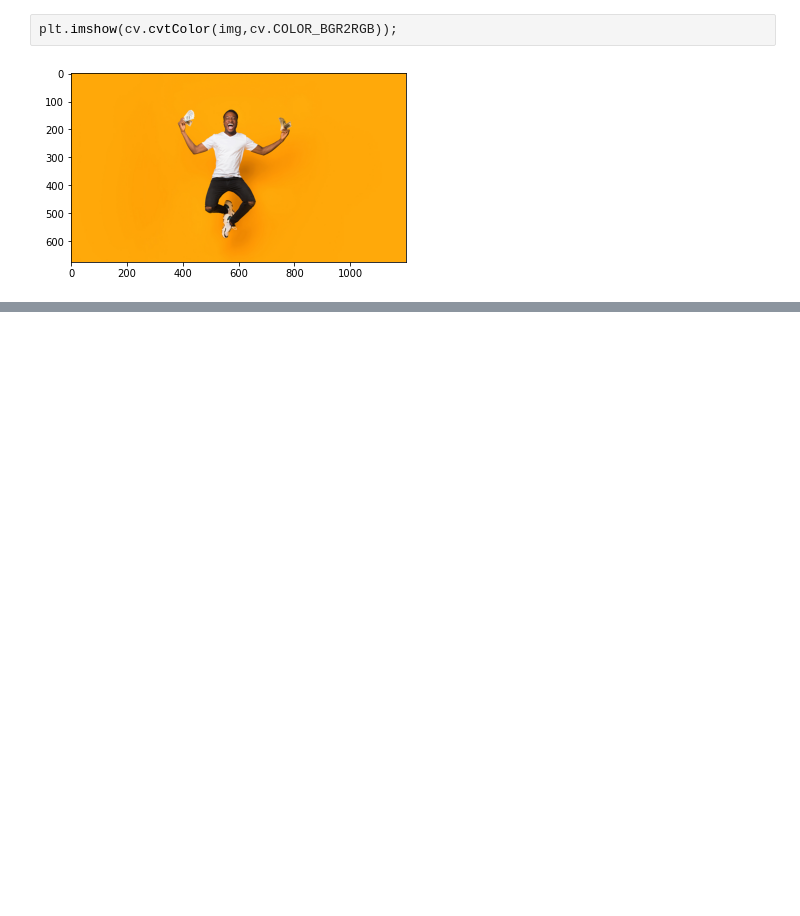
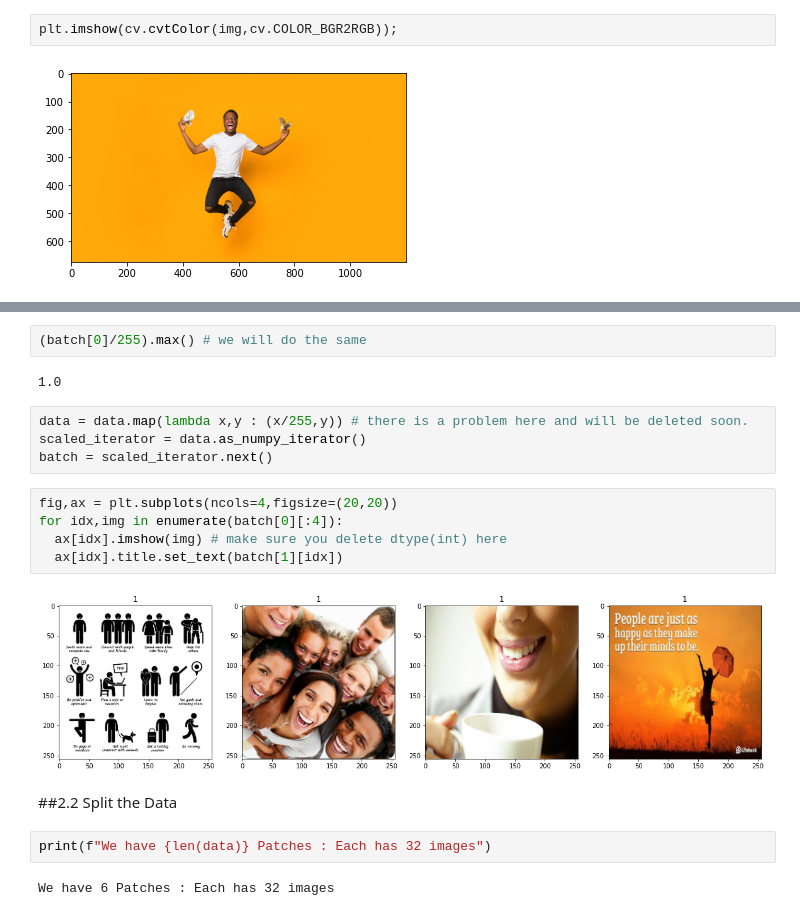
Before and after one commit to E1250/CNN_CV_Projects_CaseStudy, a Jupyter notebook: Deep_CNN_IMG_Classifier.ipynb, the cells around one changed output, grey strips where cells are left out. Cells and saved outputs as stored; diff of their text form; blank space fills up the shorter version.

```diff
--- a/Deep_CNN_IMG_Classifier.ipynb
+++ b/Deep_CNN_IMG_Classifier.ipynb
@@ -113,0 +155,21 @@ plt.imshow(cv.cvtColor(img,cv.COLOR_BGR2RGB));
+# %%
+(batch[0]/255).max() # we will do the same
+# %% [output]
+1.0
+# %%
+data = data.map(lambda x,y : (x/255,y)) # there is a problem here and will be deleted soon.
+scaled_iterator = data.as_numpy_iterator()
+batch = scaled_iterator.next()
+# %%
+fig,ax = plt.subplots(ncols=4,figsize=(20,20))
+for idx,img in enumerate(batch[0][:4]):
+  ax[idx].imshow(img) # make sure you delete dtype(int) here
+  ax[idx].title.set_text(batch[1][idx])
+# %% [output]
+[figure, added]
+# %% [markdown]
+##2.2 Split the Data
+# %%
+print(f"We have {len(data)} Patches : Each has 32 images")
+# %% [output]
+We have 6 Patches : Each has 32 images
```
Also changed, not shown: parts of 35 cells of this notebook.
